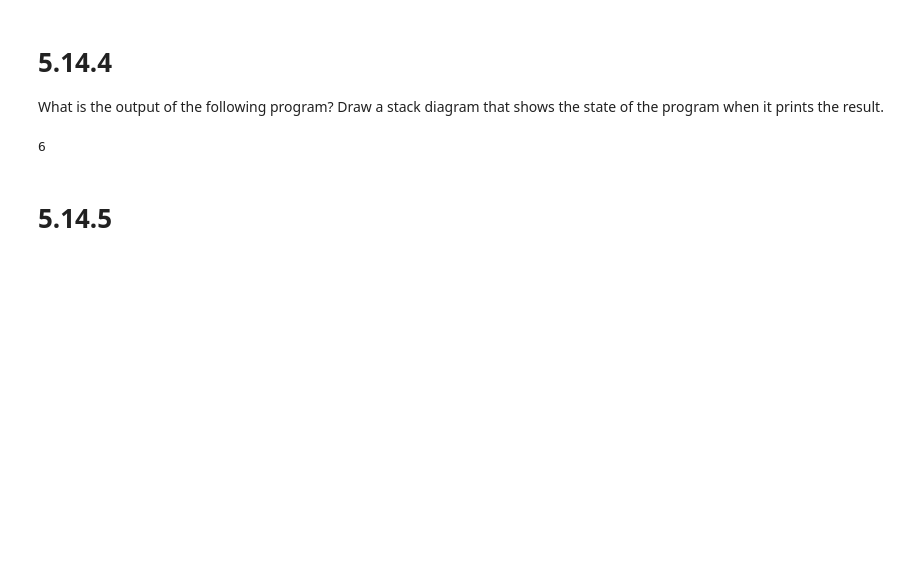
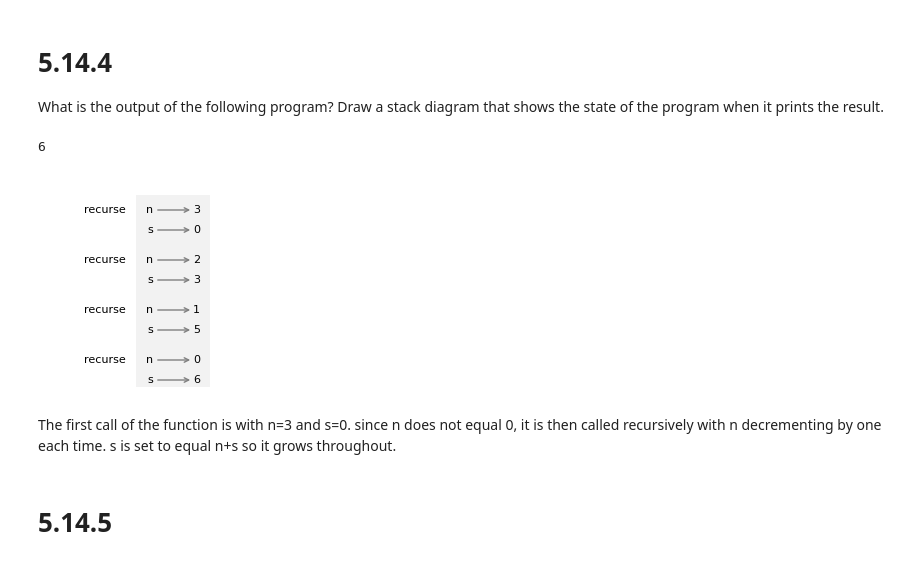
Before and after one commit to bsbrabrand/SmartProducts, a Jupyter notebook: HW2.ipynb, the cells around one changed output. Cells and saved outputs as stored; diff of their text form; code cells hidden in the pictures; blank space fills up the shorter version.

```diff
--- a/HW2.ipynb
+++ b/HW2.ipynb
@@ -165,3 +161,25 @@ recurse(3, 0)
+# %%
+# Solution goes here
+from diagram import make_frame, Stack, diagram, adjust
+
+frames = []
+for i in range(4):
+  n= [3,2,1,0]
+  s= [0,3,5,6]
+  d = dict(n=n[i], s=s[i])
+  frame = make_frame(d, name='recurse', dy=-0.2, loc='left')
+  frames.append(frame)
+
+stack = Stack(frames, dy=-0.5)
+
+width, height, x, y = [1.74, 2.04, 1.05, 1.77]
+ax = diagram(width, height)
+bbox = stack.draw(ax, x, y)
+# adjust(x, y, bbox)
+# %% [output]
+[figure, added]
+# %% [markdown]
+The first call of the function is with n=3 and s=0. since n does not equal 0, it is then called recursively with n decrementing by one each time. s is set to equal n+s so it grows throughout.
 # %% [markdown]
 # 5.14.5
 # %%
```
Also changed, not shown: parts of 6 cells of this notebook.
